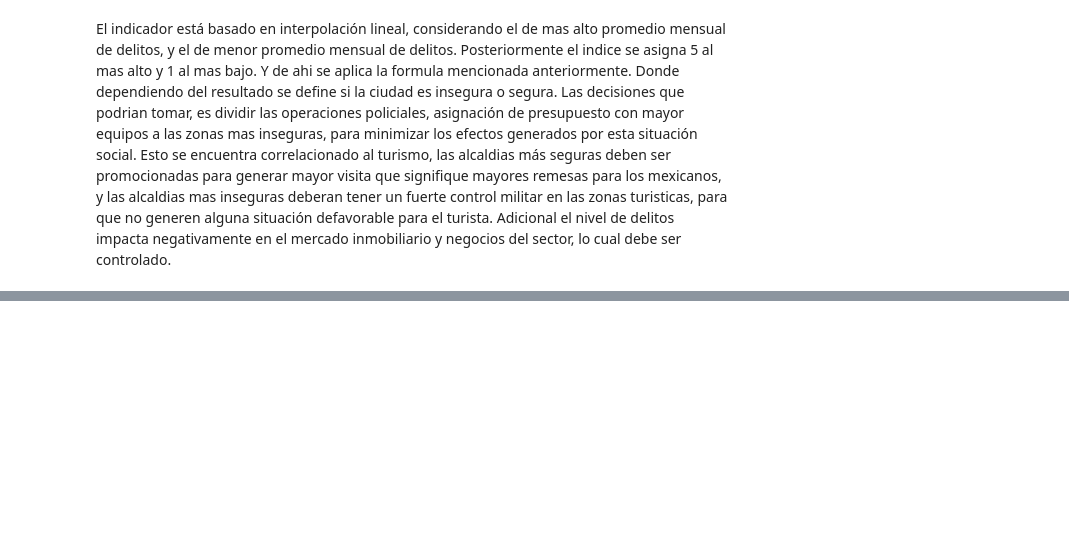
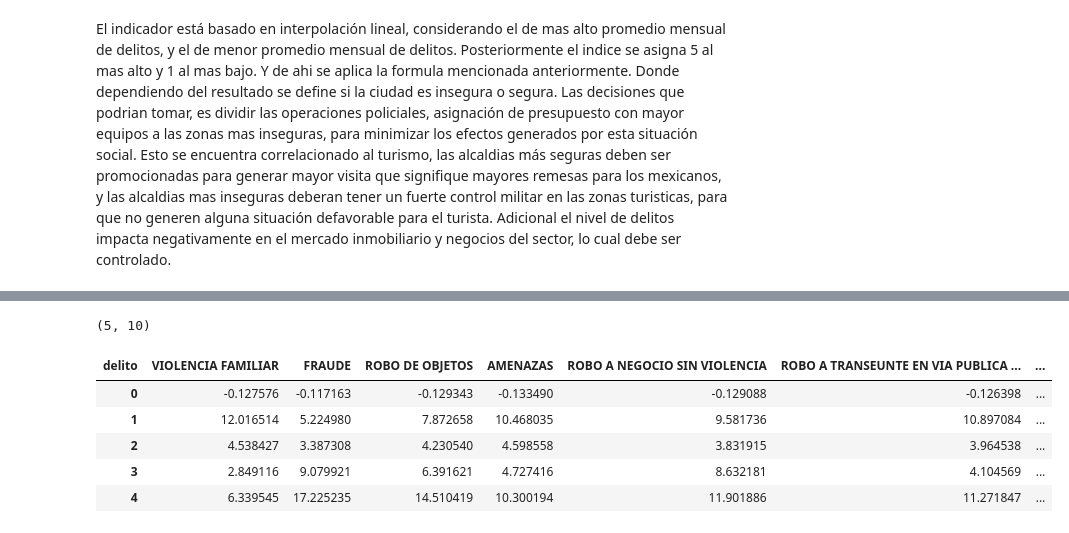
Before and after one commit to rmoracode/examenopi, a Jupyter notebook: ExamenOPI.ipynb, the cells around one changed output, grey strips where cells are left out. Saved outputs shown, nothing was run; the diff lists cells and outputs as text; code cells hidden in the pictures; blank space fills up the shorter version.

```diff
--- a/ExamenOPI.ipynb
+++ b/ExamenOPI.ipynb
@@ -683,0 +753,5 @@ El indicador está basado en interpolación lineal, considerando el de mas alto
+# %%
+# Agrupar los datos usando k-means
+kmeans = KMeans(5)
+kmeans.fit(df_cluster_scaled)
+labels = kmeans.labels_
@@ -683,0 +778,15 @@ El indicador está basado en interpolación lineal, considerando el de mas alto
+# %%
+kmeans.cluster_centers_.shape
+# %% [output]
+(5, 10)
+# %%
+# Echemos un vistazo a los centros de los clústeres
+cluster_centers = pd.DataFrame(data = kmeans.cluster_centers_, columns = [df_cluster.columns])
+cluster_centers
+# %% [output]
+| delito | VIOLENCIA FAMILIAR | FRAUDE | ROBO DE OBJETOS | AMENAZAS | ROBO A NEGOCIO SIN VIOLENCIA | ROBO A TRANSEUNTE EN VIA PUBLICA ... | ... |
+| 0 | -0.127576 | -0.117163 | -0.129343 | -0.133490 | -0.129088 | -0.126398 | ... |
+| 1 | 12.016514 | 5.224980 | 7.872658 | 10.468035 | 9.581736 | 10.897084 | ... |
+| 2 | 4.538427 | 3.387308 | 4.230540 | 4.598558 | 3.831915 | 3.964538 | ... |
+| 3 | 2.849116 | 9.079921 | 6.391621 | 4.727416 | 8.632181 | 4.104569 | ... |
+| 4 | 6.339545 | 17.225235 | 14.510419 | 10.300194 | 11.901886 | 11.271847 | ... |
```
Also changed, not shown: parts of 23 cells of this notebook.
